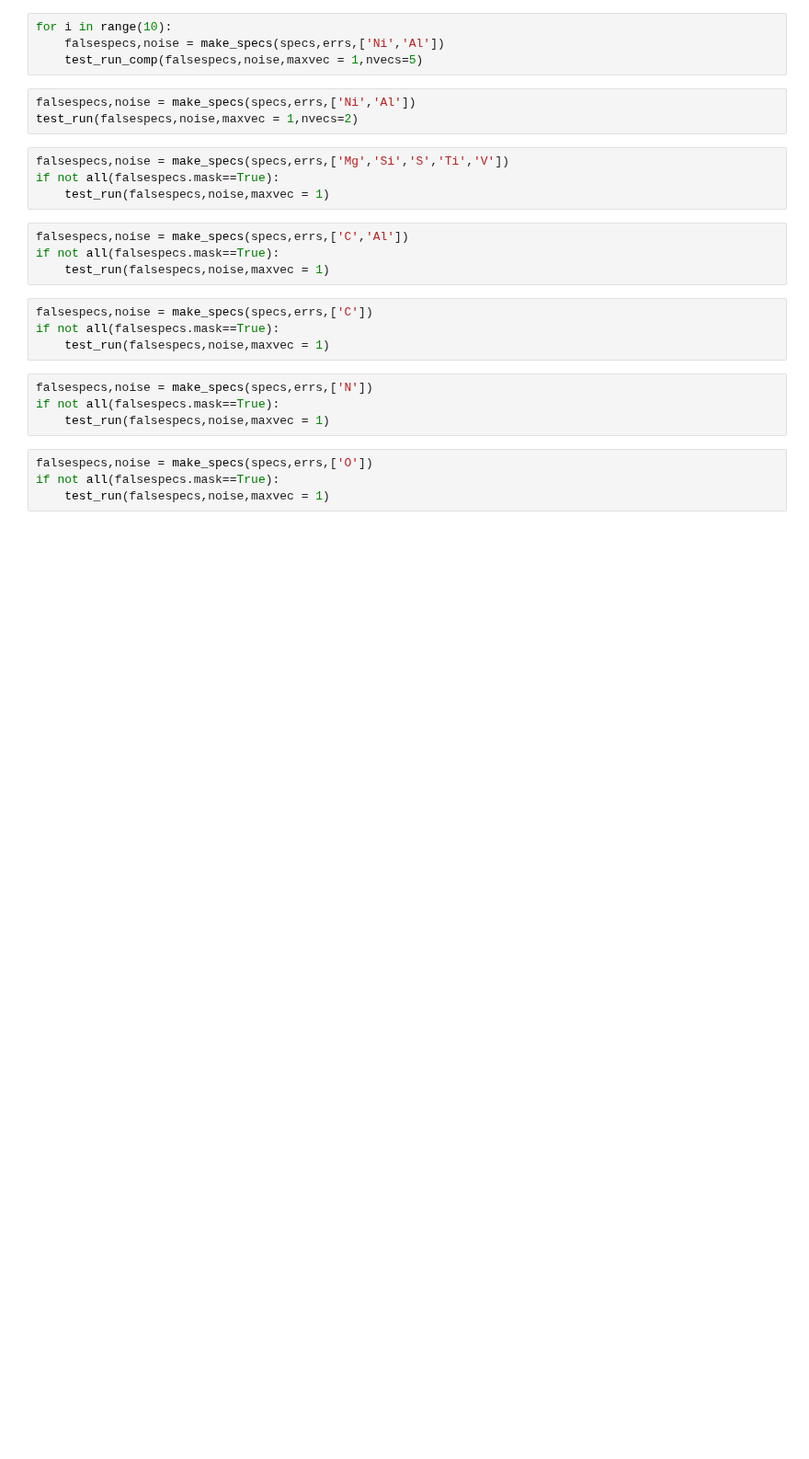
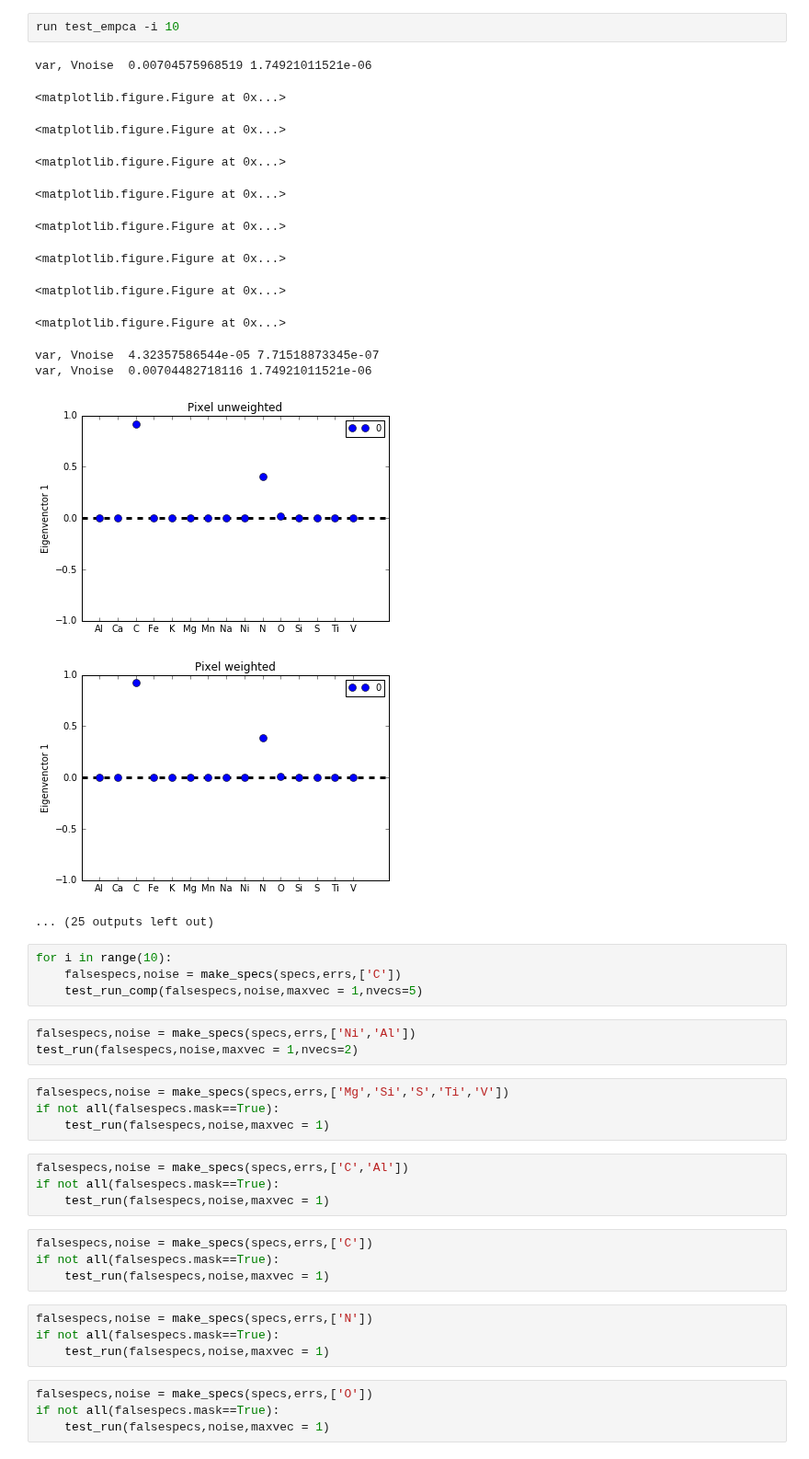
Before and after one commit to NatalieP-J/rcapogee-plots, a Jupyter notebook: test_empca.ipynb, the cells around one changed output. Shown at 92% size. Saved outputs shown, nothing was run; the diff lists cells and outputs as text; blank space fills up the shorter version.

```diff
--- a/test_empca.ipynb
+++ b/test_empca.ipynb
@@ -190,6 +26,23 @@ def test_run_comp(specs,noise,deltR2=2e-3,nvecs=5,mad=True,maxvec=5):
+# %%
+run test_empca -i 10
+# %% [output]
+var, Vnoise  0.00704575968519 1.74921011521e-06
+<matplotlib.figure.Figure at 0x...>
+<matplotlib.figure.Figure at 0x...>
+<matplotlib.figure.Figure at 0x...>
+<matplotlib.figure.Figure at 0x...>
+<matplotlib.figure.Figure at 0x...>
+<matplotlib.figure.Figure at 0x...>
+<matplotlib.figure.Figure at 0x...>
+<matplotlib.figure.Figure at 0x...>
+var, Vnoise  4.32357586544e-05 7.71518873345e-07
+var, Vnoise  0.00704482718116 1.74921011521e-06
+[figure, added]
+[figure, added]
+... (25 outputs left out)
 # %%
 for i in range(10):
-    falsespecs,noise = make_specs(specs,errs,['Ni','Al'])
+    falsespecs,noise = make_specs(specs,errs,['C'])
     test_run_comp(falsespecs,noise,maxvec = 1,nvecs=5)
 # %%
 falsespecs,noise = make_specs(specs,errs,['Ni','Al'])
```
Also changed, not shown: parts of 6 cells of this notebook, 2 other files.
